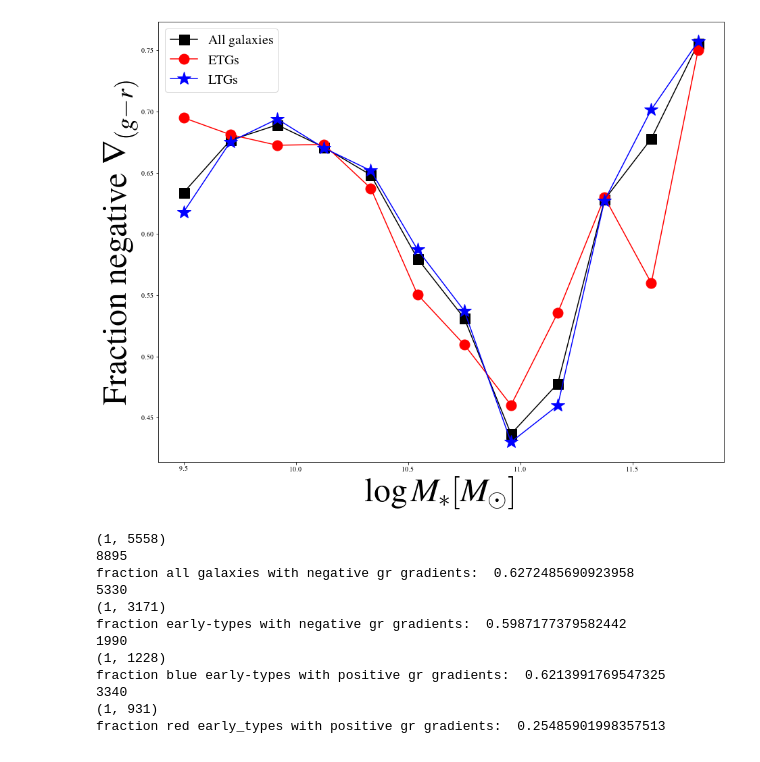
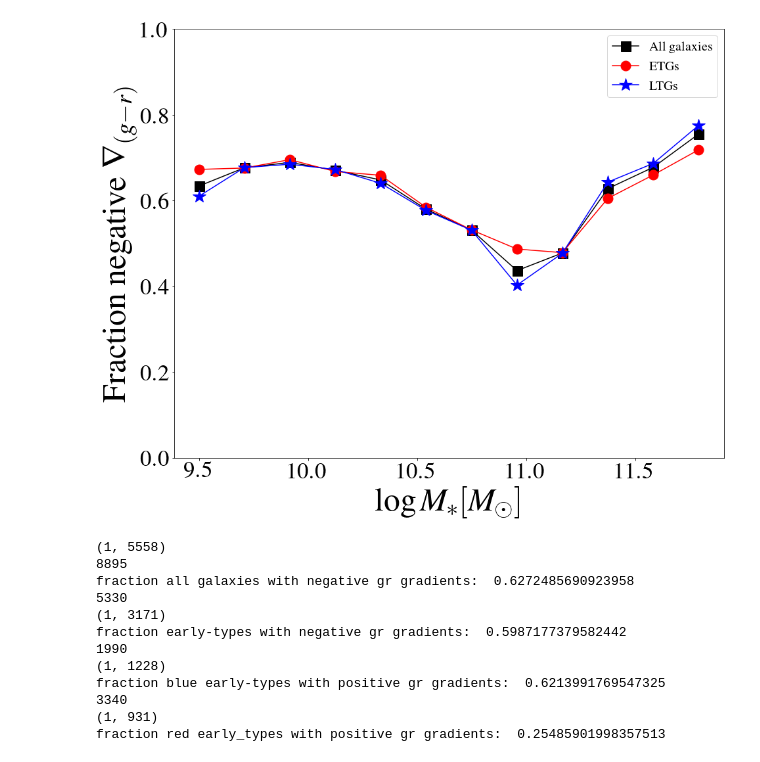
Before and after one commit to Ximena89/UNAM, a Jupyter notebook: mass_frac/sim.ipynb, the cells around one changed output. Drawn from its saved outputs; the diff is of its cells as text; code cells hidden in the pictures.

```diff
--- a/mass_frac/sim.ipynb
+++ b/mass_frac/sim.ipynb
@@ -526,10 +526,10 @@ gradiente_gr = np.zeros(len(catalog))
 for i in range(0, len(catalog)):
 
 
-    L_p_g_01[i] = L_profile(Re_g[i] * 0.1, Ie_g[i], n_g[i], Re_g[i])
-    L_p_g_1[i] = L_profile(Re_g[i] * 1.0, Ie_g[i], n_g[i], Re_g[i])
-    L_p_r_01[i] = L_profile(Re_r[i] * 0.1, Ie_r[i], n_r[i], Re_r[i])
-    L_p_r_1[i] = L_profile(Re_r[i] * 1.0, Ie_r[i], n_r[i], Re_r[i])
+    L_p_g_01[i] = L_profile(Re_g[i] * 0.5, Ie_g[i], n_g[i], Re_g[i])
+    L_p_g_1[i] = L_profile(Re_g[i] * 1.5, Ie_g[i], n_g[i], Re_g[i])
+    L_p_r_01[i] = L_profile(Re_r[i] * 0.5, Ie_r[i], n_r[i], Re_r[i])
+    L_p_r_1[i] = L_profile(Re_r[i] * 1.5, Ie_r[i], n_r[i], Re_r[i])
     Mag_g_01[i] = (Lx_to_abs_mag(L_p_g_01[i], Mgsol))
     Mag_g_1[i] = (Lx_to_abs_mag(L_p_g_1[i], Mgsol))
     Mag_r_01[i] = (Lx_to_abs_mag(L_p_r_01[i], Mrsol))
@@ -555,8 +555,8 @@ gr = np.array(gr)
 
 ###### early late by concentration and sersic index
 
-disk = P_early < 0.65
-sphr = P_early >= 0.65
+disk = P_early < 0.50
+sphr = P_early >= 0.50
 disk_c = catalog['conc_r'] < 2.86
 sphr_c = catalog['conc_r'] > 2.86
 disk_n = catalog['nsersic_r'] < 2.5
@@ -1102,35 +1102,35 @@ frac_late_gr = stat_gradgr_late_c_count/stat_gradgr_count
 # %%
 fig, ax= plt.subplots(figsize=(15,12))
 
 
 # negative gradient fraction mass
 
 
 plt.plot(gradgr_neg_count_bins[:-1], all_neg_gr_grad[0,:], zorder=3, color ='black', marker = 's', markersize= 15,  label= r'All galaxies')
 plt.plot(gradgr_neg_early_count_bins[:-1], early_neg_gr_grad[0,:], zorder=3, color ='red', marker = 'o', markersize= 15,  label='ETGs ')
 plt.plot(gradgr_neg_late_count_bins[:-1], late_neg_gr_grad[0,:], zorder=3, color ='blue', marker = '*', markersize= 20,  label='LTGs')
 
 
 # Add axis labels
 
 plt.xlabel(r'$\log M_{\ast} [M_{\odot}]$', fontsize=50)
 plt.ylabel(r'Fraction negative $\nabla_{(g-r)}$', fontsize=50)
 
 #set axis limits
-# plt.ylim(-1, 1)
+plt.ylim(0, 1)
 # plt.xlim(8.9,12)
 
 #adjust tick label font size
 label_size = 25
 matplotlib.rcParams['xtick.labelsize'] = label_size
 matplotlib.rcParams['ytick.labelsize'] = label_size
 
 
 plt.legend(fontsize=20)
 plt.savefig('/Users/ximena/Desktop/UNAM/UNAM/mass_frac/sim/negfrac_Msgr_Pearly_sim.pdf',format='pdf',dpi=200, bbox_inches = 'tight')
 plt.show()
 # %% [output]
-[figure, old version]
+[figure, new version]
 # %%
 ##################### OVERALL FRACTIONS #################################
 
```
Also changed, not shown: parts of 15 cells of this notebook.
